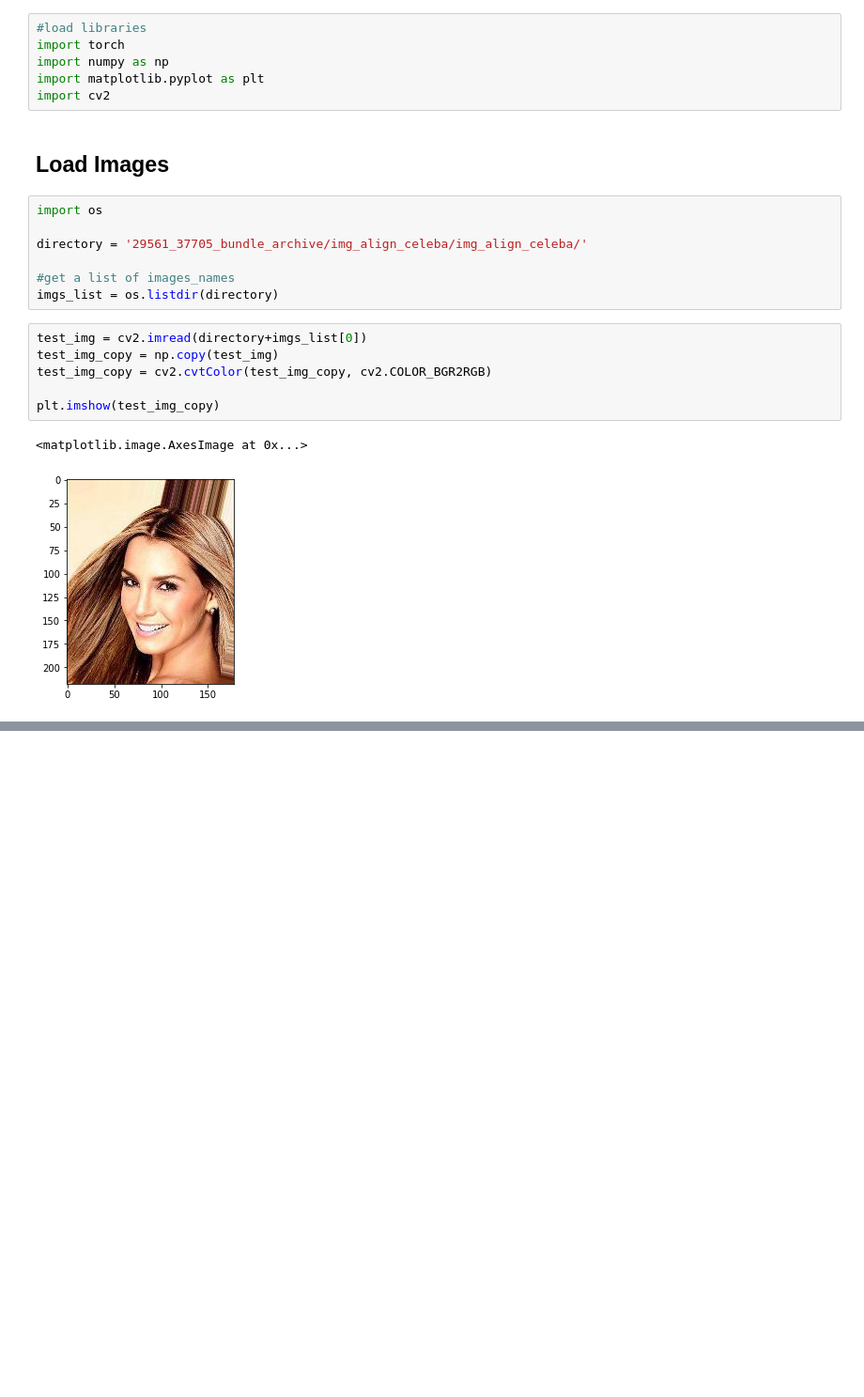
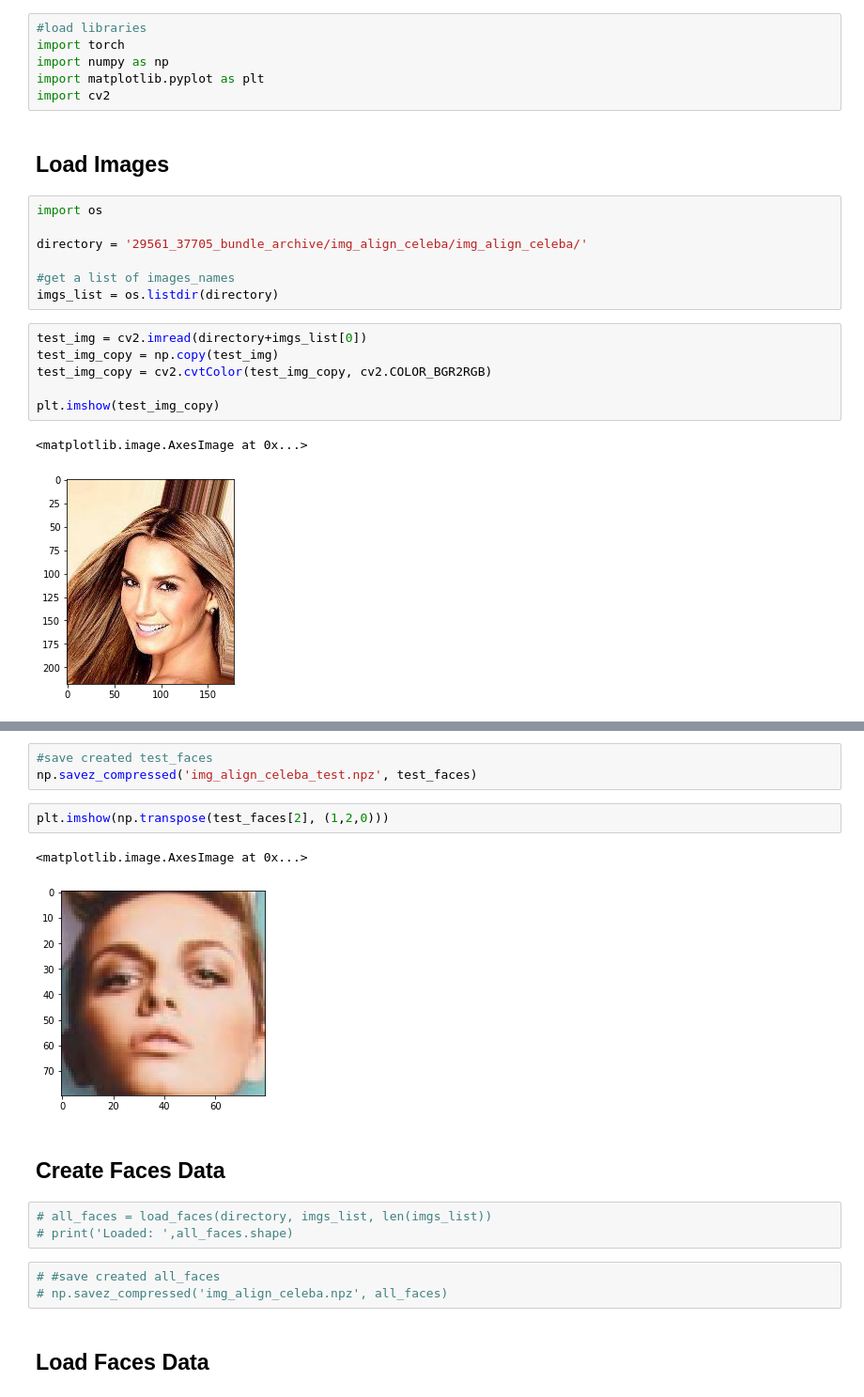
Before and after one commit to ChirathPansilu/1-D-GAN-From-Scratch, a Jupyter notebook: GANs/CelebA DCGAN/CelebA DCGAN 2.0.ipynb, the cells around one changed output, grey strips where cells are left out. Shown: that part at 94% size. Saved outputs shown, nothing was run; the diff lists cells and outputs as text; blank space fills up the shorter version.

```diff
--- a/GANs/CelebA DCGAN/CelebA DCGAN 2.0.ipynb
+++ b/GANs/CelebA DCGAN/CelebA DCGAN 2.0.ipynb
@@ -103,0 +110,18 @@ test_faces = load_faces(directory, imgs_list, 10)
+# %%
+#save created test_faces
+np.savez_compressed('img_align_celeba_test.npz', test_faces)
+# %%
+plt.imshow(np.transpose(test_faces[2], (1,2,0)))
+# %% [output]
+<matplotlib.image.AxesImage at 0x...>
+[figure, added]
+# %% [markdown]
+## Create Faces Data
+# %%
+# all_faces = load_faces(directory, imgs_list, len(imgs_list))
+# print('Loaded: ',all_faces.shape)
+# %%
+# #save created all_faces
+# np.savez_compressed('img_align_celeba.npz', all_faces)
+# %% [markdown]
+## Load Faces Data
```
Also changed, not shown: parts of 21 cells of this notebook.
